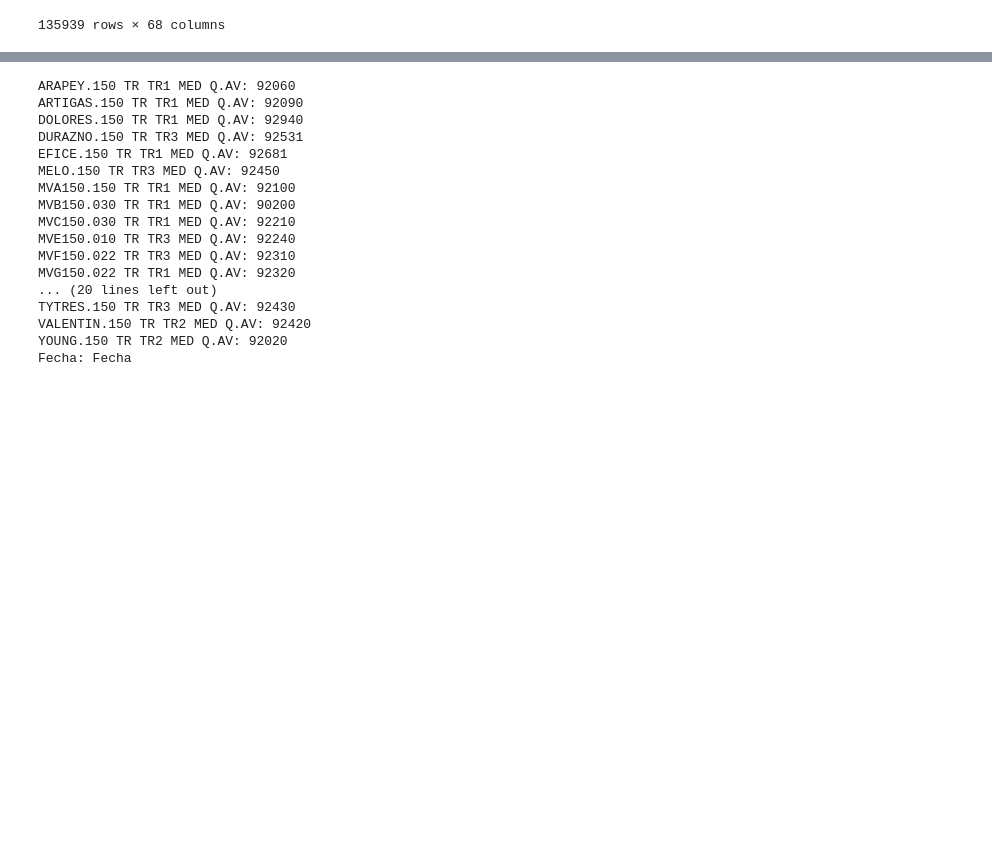
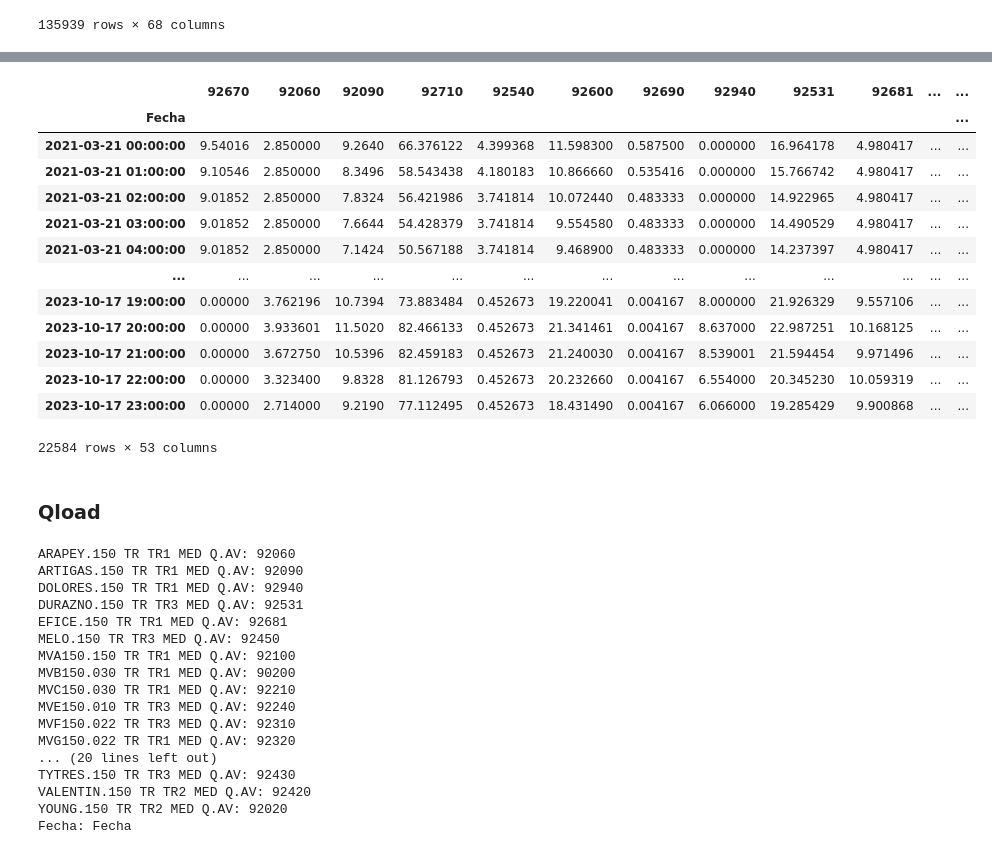
Before and after one commit to NachoBoe/GNN4OPF, a Jupyter notebook: psse_scripts/csv_creator_data_uy.ipynb, the cells around one changed output, grey strips where cells are left out. Drawn from its saved outputs; the diff is of its cells as text; code cells hidden in the pictures; blank space fills up the shorter version.

```diff
--- a/psse_scripts/csv_creator_data_uy.ipynb
+++ b/psse_scripts/csv_creator_data_uy.ipynb
@@ -26,19 +26,25 @@ dtype('O')
 # %%
 def create_dataset(path, buses, out_dir=None):
-    original_data = pd.read_csv(path)
+
+    original_data = pd.read_csv(path).drop(0)
+    clean_data = pd.DataFrame(columns=buses.keys())
+    clean_data['Fecha'] = original_data['Fecha']
+    clean_data['Fecha'] = pd.to_datetime(clean_data['Fecha'])
+    original_data = original_data.applymap(convertir_a_cero)
     # chequeo de colunmas
     for bus in buses:
         if bus not in original_data.columns:
             raise ValueError(f'Column {bus} not found in the dataset')
-    clean_data = pd.DataFrame(columns=buses.keys())
-    clean_data['Fecha'] = pd.to_datetime(clean_data['Fecha'])
+
     for bus in tqdm.tqdm(buses, desc='Cleaning data',total=len(buses)):
         if bus != 'Fecha':
-            clean_data[bus] = original_data[bus]
-            clean_data = clean_data.rename(columns={bus: buses[bus]})
-            clean_data = clean_data.applymap(convertir_a_cero)
-    if 'Fecha' in buses:
-        clean_data['Fecha'] = original_data['Fecha']
+            if buses[bus] in clean_data.columns:
+                clean_data[buses[bus]] += original_data[bus].astype('float32')
+                # remove column from clean_data
+                clean_data.drop(bus, axis=1, inplace=True)
+            else:
+                clean_data[bus] = original_data[bus].astype('float32')
+                clean_data = clean_data.rename(columns={bus: buses[bus]})
     if out_dir:
         clean_data.to_csv(out_dir, index=False)
 
@@ -105,6 +111,7 @@ entradas = [
     (92060, "ARAPEY.000 ES CAR MED P.AV"),
     (92090, "ARTIGAS.000 ES CAR MED P.AV"),
     (92710, "BIFURCAC.000 ES CAR MED P.AV"),
+    (92710, "BIFURCAC.000 ES CAR MED P.AV.1"),  # Esta repetido, lo ponemos pq la suma de cargas da parecido a la suma de generación
     (92540, "BONETE.000 ES CAR MED P.AV"),
     (92600, "COLONIA.000 ES CAR MED P.AV"),
     (92690, "CONCHILL.000 ES CAR MED P.AV"),
@@ -152,6 +159,11 @@ entradas = [
     (92430, "TYTRES.000 ES CAR MED P.AV"),
     (92420, "VALENTIN.000 ES CAR MED P.AV"),
     (92020, "YOUNG.000 ES CAR MED P.AV"),
+    (92790, "BONETEB.000 ES CAR MED P.AV"),
+    (92050, "BOTNIA.000 ES CAR MED P.AV"),
+    (92124, "MVL150.000 ES CAR MED P.AV"),
+    (92710, "PLATA.000 ES CAR MED P.AV"),
+    (92770, "SUAREZ.000 ES CAR MED P.AV")
 ]
 
 # Creación del diccionario con manejo de claves duplicadas
@@ -181,4 +193,5 @@ YOUNG.000 ES CAR MED P.AV: 92020
 Fecha: Fecha
 # %%
-create_dataset(datos_path+'Carga Activa.csv', diccionario, datos_path + 'LOADP_total_psse.csv')
+# create_dataset(datos_path+'Carga Activa.csv', diccionario, datos_path + 'LOADP_total_psse.csv')
+clean_data = create_dataset(datos_path+'Carga Activa.csv', diccionario)
 # %% [output]
@@ -197,0 +226,17 @@ create_dataset(datos_path+'Carga Activa.csv', diccionario, datos_path + 'LOADP_t
+# %%
+clean_data.groupby(clean_data['Fecha'].dt.floor('H')).mean()
+# %% [output]
+|  | 92670 | 92060 | 92090 | 92710 | 92540 | 92600 | 92690 | 92940 | 92531 | 92681 | ... | ... |
+| Fecha |  |  |  |  |  |  |  |  |  |  |  | ... |
+| 2021-03-21 00:00:00 | 9.54016 | 2.850000 | 9.2640 | 66.376122 | 4.399368 | 11.598300 | 0.587500 | 0.000000 | 16.964178 | 4.980417 | ... | ... |
+| 2021-03-21 01:00:00 | 9.10546 | 2.850000 | 8.3496 | 58.543438 | 4.180183 | 10.866660 | 0.535416 | 0.000000 | 15.766742 | 4.980417 | ... | ... |
+| 2021-03-21 02:00:00 | 9.01852 | 2.850000 | 7.8324 | 56.421986 | 3.741814 | 10.072440 | 0.483333 | 0.000000 | 14.922965 | 4.980417 | ... | ... |
+| 2021-03-21 03:00:00 | 9.01852 | 2.850000 | 7.6644 | 54.428379 | 3.741814 | 9.554580 | 0.483333 | 0.000000 | 14.490529 | 4.980417 | ... | ... |
+| 2021-03-21 04:00:00 | 9.01852 | 2.850000 | 7.1424 | 50.567188 | 3.741814 | 9.468900 | 0.483333 | 0.000000 | 14.237397 | 4.980417 | ... | ... |
+| ... | ... | ... | ... | ... | ... | ... | ... | ... | ... | ... | ... | ... |
+| 2023-10-17 19:00:00 | 0.00000 | 3.762196 | 10.7394 | 73.883484 | 0.452673 | 19.220041 | 0.004167 | 8.000000 | 21.926329 | 9.557106 | ... | ... |
+| 2023-10-17 20:00:00 | 0.00000 | 3.933601 | 11.5020 | 82.466133 | 0.452673 | 21.341461 | 0.004167 | 8.637000 | 22.987251 | 10.168125 | ... | ... |
+| 2023-10-17 21:00:00 | 0.00000 | 3.672750 | 10.5396 | 82.459183 | 0.452673 | 21.240030 | 0.004167 | 8.539001 | 21.594454 | 9.971496 | ... | ... |
+| 2023-10-17 22:00:00 | 0.00000 | 3.323400 | 9.8328 | 81.126793 | 0.452673 | 20.232660 | 0.004167 | 6.554000 | 20.345230 | 10.059319 | ... | ... |
+| 2023-10-17 23:00:00 | 0.00000 | 2.714000 | 9.2190 | 77.112495 | 0.452673 | 18.431490 | 0.004167 | 6.066000 | 19.285429 | 9.900868 | ... | ... |
+22584 rows × 53 columns
@@ -198,3 +258,5 @@ create_dataset(datos_path+'Carga Activa.csv', diccionario, datos_path + 'LOADP_t
+# %% [markdown]
+### Qload
 # %%
 entradas = [
     # (92670, None),
```
Also changed, not shown: parts of 15 cells of this notebook, 3 other files.
